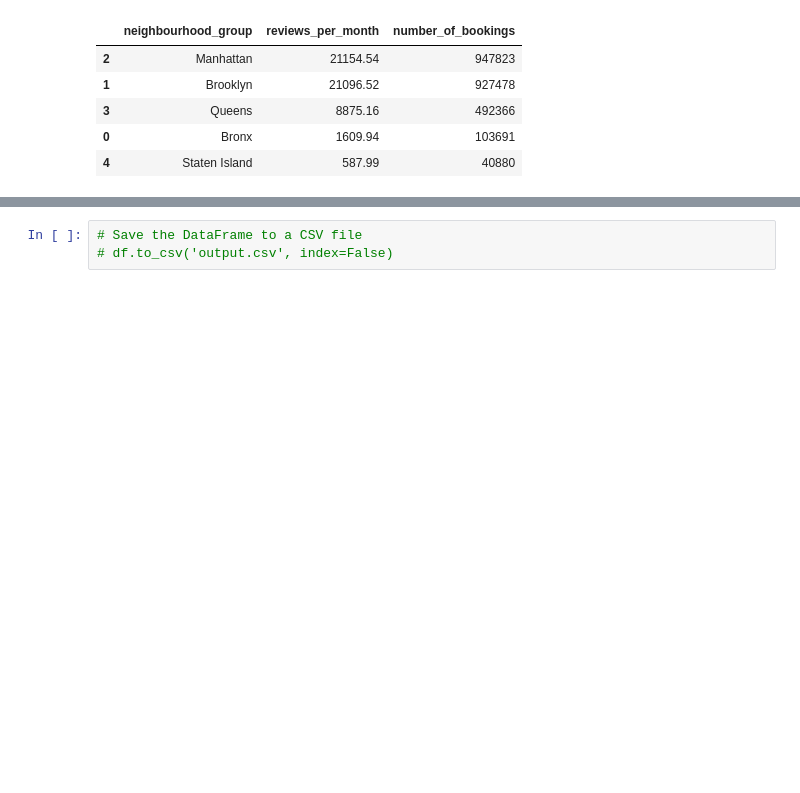
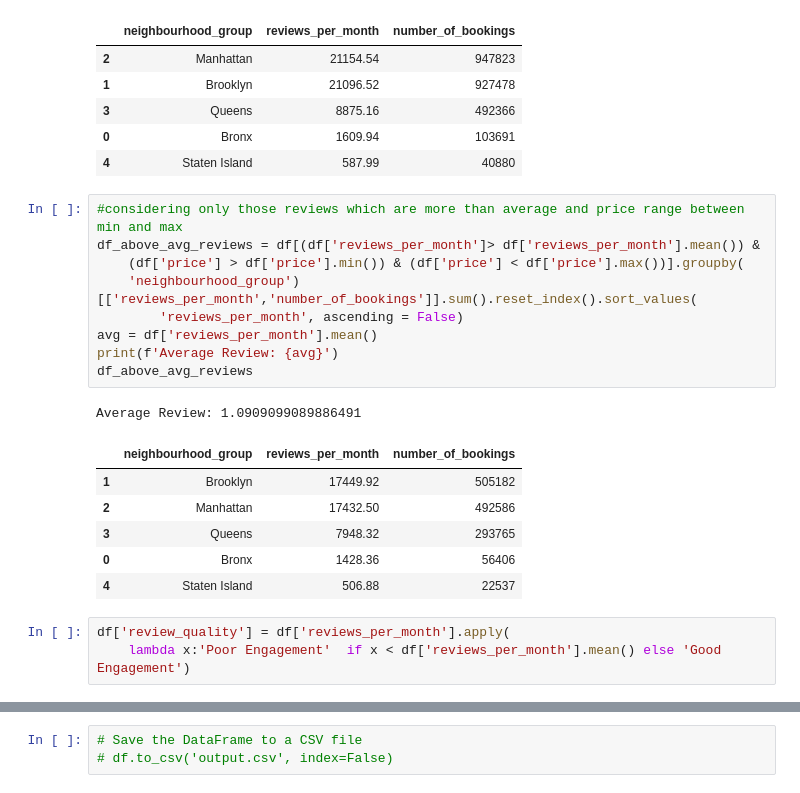
Before and after one commit to abhinav4201/Exploratory-data-analysis-EDA-Airbnb, a Jupyter notebook: Airbnb_Bookings_Analysis_Capstone_Project_1.ipynb, the cells around one changed output, grey strips where cells are left out. Cells and saved outputs as stored; diff of their text form; blank space fills up the shorter version.

```diff
--- a/Airbnb_Bookings_Analysis_Capstone_Project_1.ipynb
+++ b/Airbnb_Bookings_Analysis_Capstone_Project_1.ipynb
@@ -436,3 +472,23 @@ Price range for each Group is 10 - 10000
 | 3 | Queens | 8875.16 | 492366 |
 | 0 | Bronx | 1609.94 | 103691 |
 | 4 | Staten Island | 587.99 | 40880 |
+# %%
+#considering only those reviews which are more than average and price range between min and max
+df_above_avg_reviews = df[(df['reviews_per_month']> df['reviews_per_month'].mean()) &
+    (df['price'] > df['price'].min()) & (df['price'] < df['price'].max())].groupby(
+    'neighbourhood_group')[['reviews_per_month','number_of_bookings']].sum().reset_index().sort_values(
+        'reviews_per_month', ascending = False)
+avg = df['reviews_per_month'].mean()
+print(f'Average Review: {avg}')
+df_above_avg_reviews
+# %% [output]
+Average Review: 1.0909099089886491
+|  | neighbourhood_group | reviews_per_month | number_of_bookings |
+| 1 | Brooklyn | 17449.92 | 505182 |
+| 2 | Manhattan | 17432.50 | 492586 |
+| 3 | Queens | 7948.32 | 293765 |
+| 0 | Bronx | 1428.36 | 56406 |
+| 4 | Staten Island | 506.88 | 22537 |
+# %%
+df['review_quality'] = df['reviews_per_month'].apply(
+    lambda x:'Poor Engagement'  if x < df['reviews_per_month'].mean() else 'Good Engagement')
```
Also changed, not shown: parts of 12 cells of this notebook.
